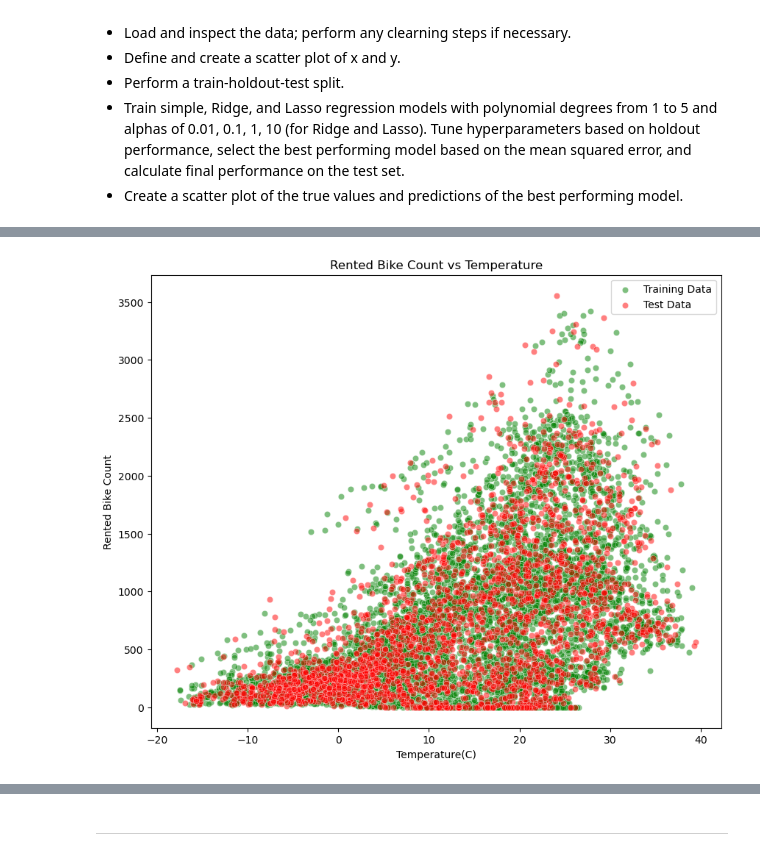
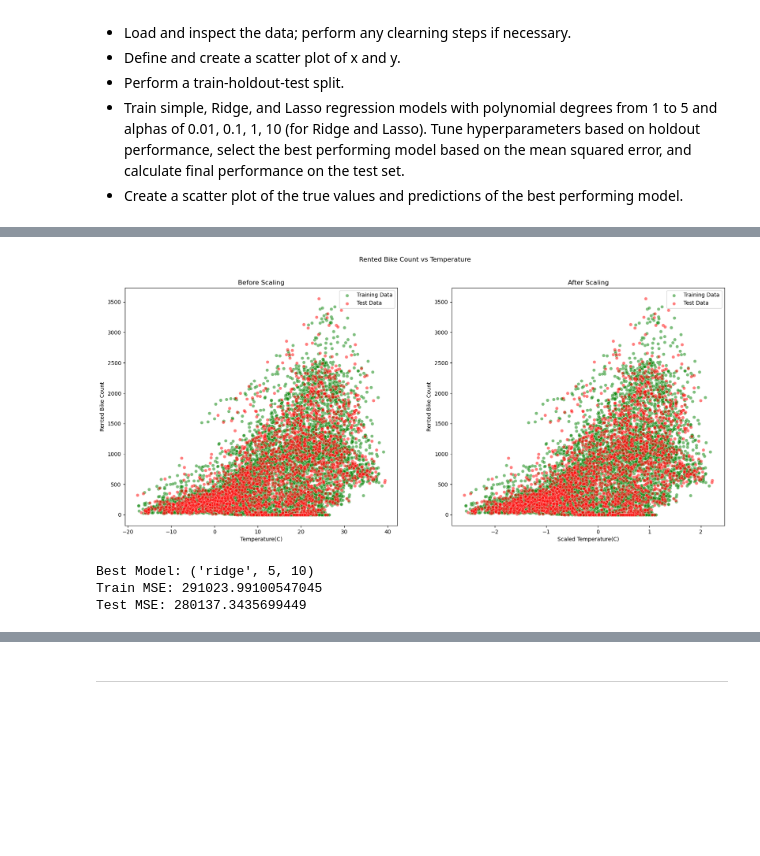
Before and after one commit to timoerc/AA_2025, a Jupyter notebook: Workshop_06/W6_coding_challenge_pre.ipynb, the cells around one changed output, grey strips where cells are left out. Cells and saved outputs as stored; diff of their text form; code cells hidden in the pictures; blank space fills up the shorter version.

```diff
--- a/Workshop_06/W6_coding_challenge_pre.ipynb
+++ b/Workshop_06/W6_coding_challenge_pre.ipynb
@@ -59,18 +59,30 @@ X = bike_df['Temperature(C)']
 Y = bike_df['Rented Bike Count']
 
 X_train, X_test, Y_train, Y_test = train_test_split(X, Y, test_size=0.3, random_state=42)
+# %%
+from sklearn.preprocessing import StandardScaler
+
+scaler = StandardScaler()
+X_train_scaled = scaler.fit_transform(X_train.values.reshape(-1, 1))
+X_test_scaled = scaler.transform(X_test.values.reshape(-1, 1))
 # %%
 import seaborn as sns
 import matplotlib.pyplot as plt
 
 
-fig, ax = plt.subplots(figsize=(10, 8))
-sns.scatterplot(x=X_train, y=Y_train, ax=ax, color='green', marker='o', label='Training Data', alpha=0.5)
-sns.scatterplot(x=X_test, y=Y_test, ax=ax, color='red', marker='o', label='Test Data', alpha=0.5)
-ax.set_title('Rented Bike Count vs Temperature')
+fig, ax = plt.subplots(figsize=(20, 8), ncols=2)
+fig.suptitle('Rented Bike Count vs Temperature')
+sns.scatterplot(x=X_train, y=Y_train, ax=ax[0], color='green', marker='o', label='Training Data', alpha=0.5)
+sns.scatterplot(x=X_test, y=Y_test, ax=ax[0], color='red', marker='o', label='Test Data', alpha=0.5)
+ax[0].set_title('Before Scaling')
+
+sns.scatterplot(x=X_train_scaled.ravel(), y=Y_train, ax=ax[1], color='green', marker='o', label='Training Data', alpha=0.5)
+sns.scatterplot(x=X_test_scaled.ravel(), y=Y_test, ax=ax[1], color='red', marker='o', label='Test Data', alpha=0.5)
+ax[1].set_xlabel('Scaled Temperature(C)')
+ax[1].set_title('After Scaling')
 plt.show()
 # %% [output]
-[figure, old version]
+[figure, new version]
 # %%
 from sklearn.linear_model import LinearRegression
 from sklearn.linear_model import Ridge
@@ -116,0 +130,10 @@ for model_type in models:
+# %%
+# find the best model based on test MSE
+best_model = min(results.items(), key=lambda x: x[1]['test_mse'])
+print("Best Model:", best_model[0])
+print("Train MSE:", best_model[1]['train_mse'])
+print("Test MSE:", best_model[1]['test_mse'])
+# %% [output]
+Best Model: ('ridge', 5, 10)
+Train MSE: 291023.99100547045
+Test MSE: 280137.3435699449
```
Also changed, not shown: parts of 2 cells of this notebook, 1 other file.
